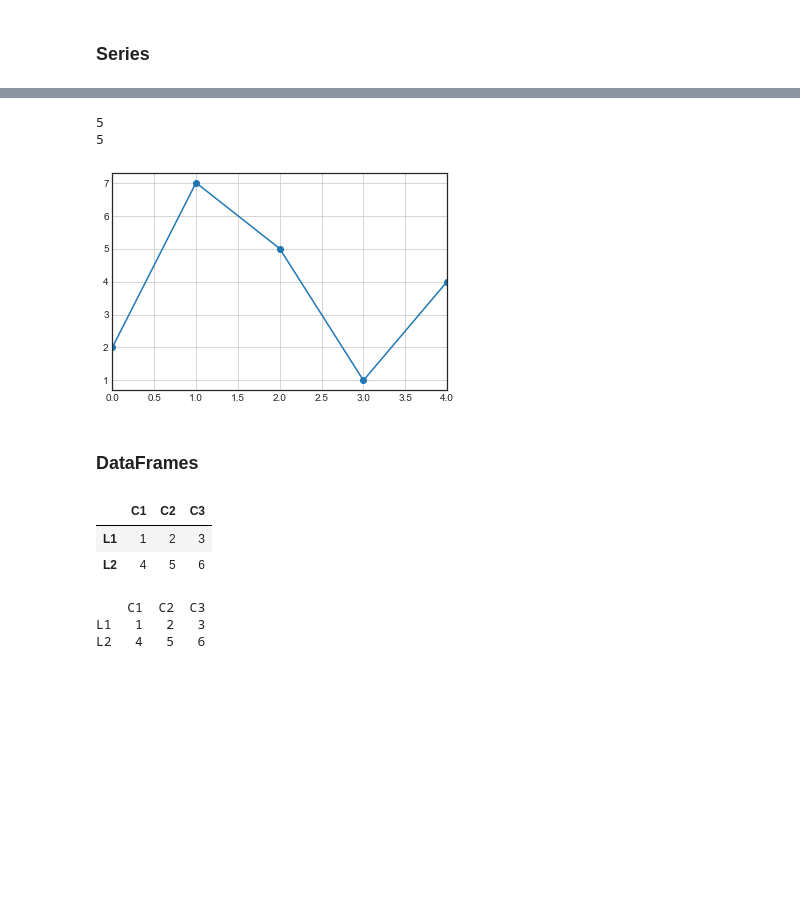
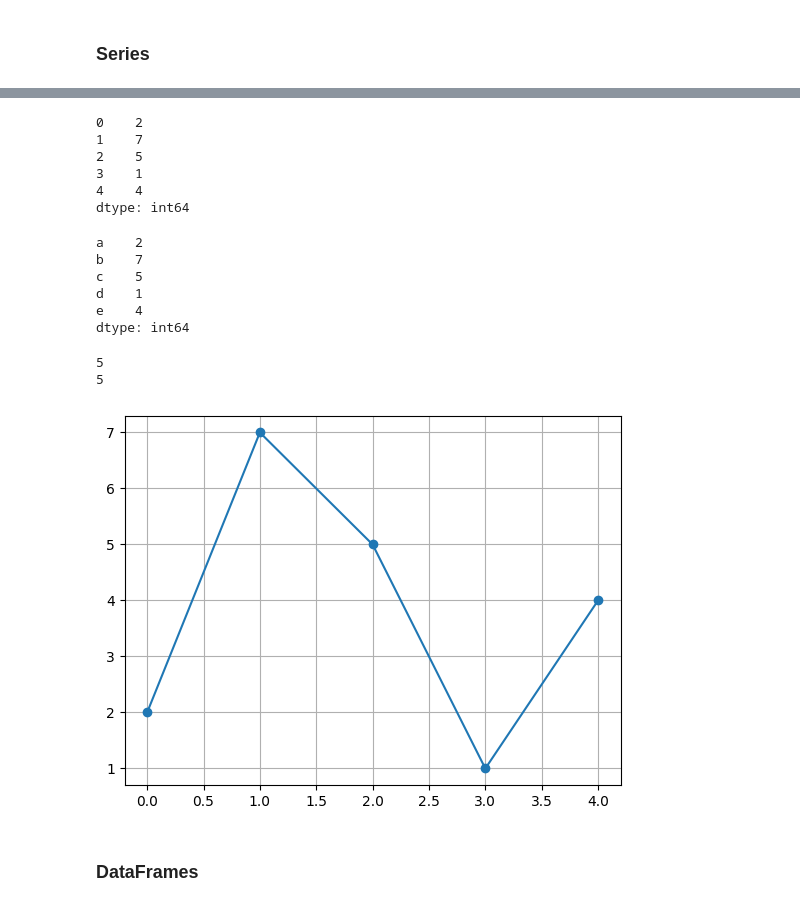
Before and after one commit to lucas-lxx/ML2023-LucasAlmeidaBarbosa, a Jupyter notebook: 2019/01-Pre-processamento_Limpeza_Analise_de_Dados/2 - Ferramentas Python para manipulação e visualização de dados (Numpy, Matplotlib e Pandas).ipynb, the cells around one changed output, grey strips where cells are left out. Drawn from its saved outputs; the diff is of its cells as text; code cells hidden in the pictures; blank space fills up the shorter version.

```diff
--- a/2019/01-Pre-processamento_Limpeza_Analise_de_Dados/2 - Ferramentas Python para manipulação e visualização de dados (Numpy, Matplotlib e Pandas).ipynb
+++ b/2019/01-Pre-processamento_Limpeza_Analise_de_Dados/2 - Ferramentas Python para manipulação e visualização de dados (Numpy, Matplotlib e Pandas).ipynb
@@ -440,29 +427,47 @@ dtype: int64
-# %%
-print(s1[2])
-print(s2['c'])
-# %% [output]
-5
-5
-# %%
-s1.plot(marker='o', grid=True);
-# %% [output]
-[figure, removed]
+# %%
+# Cria uma serie onde cada valor sera pareado a um indice que vai de 0 ate n,
+# com n sendo a quantidade total de valores que foram passados para serem incluidos
+# na serie que sera criada
+s1 = pd.Series([2, 7, 5, 1, 4])
+print(s1)
+# %% [output]
+0    2
+1    7
+2    5
+3    1
+4    4
+dtype: int64
+# %%
+lista = [2, 7, 5, 1, 4]
+rotulos = ['a', 'b', 'c', 'd', 'e']
+# as series tambem podem ter indices personalizados onde o array de uma
+# dimensao que foi criado tera os indices de acordo com os rotulos que foram
+# passados e cada um sera ligado a um dado da lista como se pode ver ao printar
+# a serie s2 que foi criada com a lista sendo os dados da serie s2 e os rotulos
+# como sendo os indices da serie s2
+s2 = pd.Series(lista, index=rotulos)
+print(s2)
+# %% [output]
+a    2
+b    7
+c    5
+d    1
+e    4
+dtype: int64
+# %%
+# printa o conteudo armazenado no indice 2 da serie 1
+print(s1[2])
+# printa o conteudo armazenado no indice 'c' da serie 2
+print(s2['c'])
+# %% [output]
+5
+5
+# %%
+# cria um grafico a partir da serie 1 onde os indices correspondem aos valores
+# no eixo das abscisas e os dados associados a cada indice ficam no eixo das ordenadas
+plt.rcdefaults()
+s1.plot(marker='o', grid=True);
+# %% [output]
+[figure, added]
 # %% [markdown]
 ### DataFrames
-# %%
-matriz = np.array([[1, 2, 3], [4, 5, 6]])
-nomes_linhas = ['L1', 'L2']
-nomes_cols = ['C1', 'C2', 'C3']
-
-df = pd.DataFrame(matriz, index=nomes_linhas, columns=nomes_cols)
-df
-# %% [output]
-|  | C1 | C2 | C3 |
-| L1 | 1 | 2 | 3 |
-| L2 | 4 | 5 | 6 |
-# %%
-print(df)
-# %% [output]
-    C1  C2  C3
-L1   1   2   3
-L2   4   5   6
```
Also changed, not shown: parts of 27 cells of this notebook.
